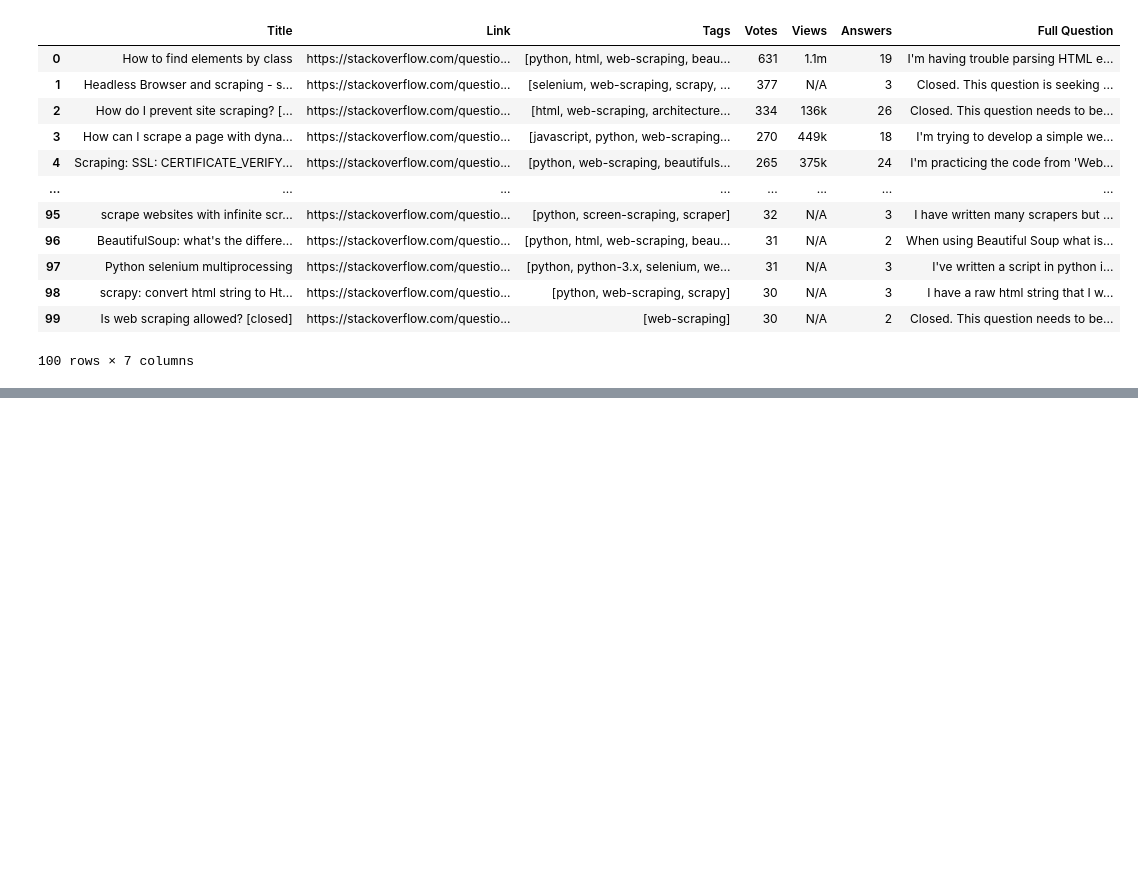
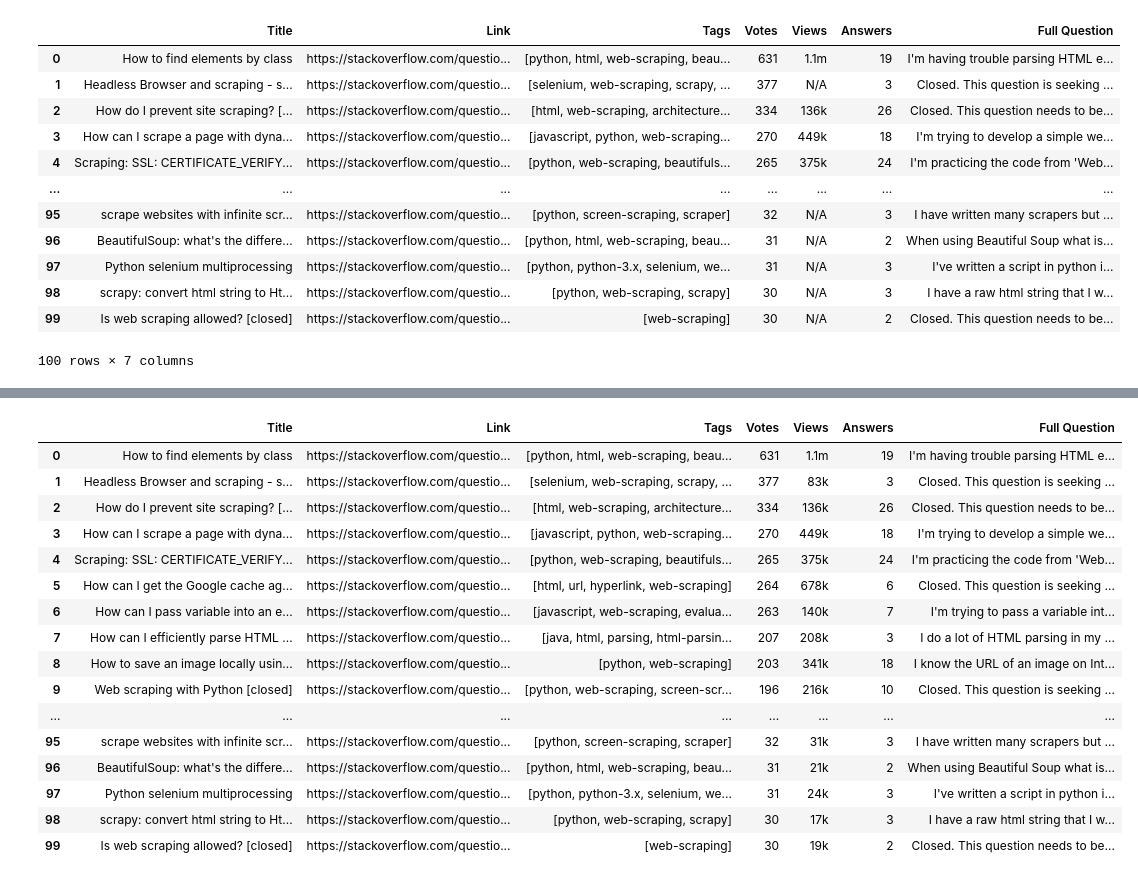
Before and after one commit to palinax/Scrapping-StackOverflow-questions, a Jupyter notebook: Scrapping stack overflow.ipynb, the cells around one changed output, grey strips where cells are left out. Saved outputs shown, nothing was run; the diff lists cells and outputs as text; code cells hidden in the pictures; blank space fills up the shorter version.

Commit message:
Added code to get stackoverflow questions in BS

```diff
--- a/Scrapping stack overflow.ipynb
+++ b/Scrapping stack overflow.ipynb
@@ -23,13 +23,13 @@ for _ in range(5):
 
         # Find the votes, views, and answer count
         q_votes_elem = question.select_one('.s-post-summary--stats-item__emphasized span')
-        q_votes = q_votes_elem.text if q_votes_elem is not None else 'N/A'
+        #q_votes = q_votes_elem.text if q_votes_elem is not None else 'N/A'
 
         q_views_elem = question.select_one('.s-post-summary--stats-item.is-supernova span')
-        q_views = q_views_elem.text if q_views_elem is not None else 'N/A'
+        #q_views = q_views_elem.text if q_views_elem is not None else 'N/A'
 
         q_answers_elem = question.select_one('.s-post-summary--stats-item.has-answers span')
-        q_answers = q_answers_elem.text if q_answers_elem is not None else 'N/A'
+        #q_answers = q_answers_elem.text if q_answers_elem is not None else 'N/A'
 
         # Fetch the full question by making a request to the question's page
         q_page = s.get(q_link)
@@ -97,0 +142,24 @@ df.head(30)
+# %%
+pd.set_option('display.max_rows', None)
+pd.set_option('display.width', None)
+pd.set_option('display.max_colwidth', None)
+questions = pd.DataFrame(questions_info)
+questions
+# %% [output]
+|  | Title | Link | Tags | Votes | Views | Answers | Full Question |
+| 0 | How to find elements by class | https://stackoverflow.com/questio... | [python, html, web-scraping, beau... | 631 | 1.1m | 19 | I'm having trouble parsing HTML e... |
+| 1 | Headless Browser and scraping - s... | https://stackoverflow.com/questio... | [selenium, web-scraping, scrapy, ... | 377 | 83k | 3 | Closed. This question is seeking ... |
+| 2 | How do I prevent site scraping? [... | https://stackoverflow.com/questio... | [html, web-scraping, architecture... | 334 | 136k | 26 | Closed. This question needs to be... |
+| 3 | How can I scrape a page with dyna... | https://stackoverflow.com/questio... | [javascript, python, web-scraping... | 270 | 449k | 18 | I'm trying to develop a simple we... |
+| 4 | Scraping: SSL: CERTIFICATE_VERIFY... | https://stackoverflow.com/questio... | [python, web-scraping, beautifuls... | 265 | 375k | 24 | I'm practicing the code from 'Web... |
+| 5 | How can I get the Google cache ag... | https://stackoverflow.com/questio... | [html, url, hyperlink, web-scraping] | 264 | 678k | 6 | Closed. This question is seeking ... |
+| 6 | How can I pass variable into an e... | https://stackoverflow.com/questio... | [javascript, web-scraping, evalua... | 263 | 140k | 7 | I'm trying to pass a variable int... |
+| 7 | How can I efficiently parse HTML ... | https://stackoverflow.com/questio... | [java, html, parsing, html-parsin... | 207 | 208k | 3 | I do a lot of HTML parsing in my ... |
+| 8 | How to save an image locally usin... | https://stackoverflow.com/questio... | [python, web-scraping] | 203 | 341k | 18 | I know the URL of an image on Int... |
+| 9 | Web scraping with Python [closed] | https://stackoverflow.com/questio... | [python, web-scraping, screen-scr... | 196 | 216k | 10 | Closed. This question is seeking ... |
+| ... | ... | ... | ... | ... | ... | ... | ... |
+| 95 | scrape websites with infinite scr... | https://stackoverflow.com/questio... | [python, screen-scraping, scraper] | 32 | 31k | 3 | I have written many scrapers but ... |
+| 96 | BeautifulSoup: what's the differe... | https://stackoverflow.com/questio... | [python, html, web-scraping, beau... | 31 | 21k | 2 | When using Beautiful Soup what is... |
+| 97 | Python selenium multiprocessing | https://stackoverflow.com/questio... | [python, python-3.x, selenium, we... | 31 | 24k | 3 | I've written a script in python i... |
+| 98 | scrapy: convert html string to Ht... | https://stackoverflow.com/questio... | [python, web-scraping, scrapy] | 30 | 17k | 3 | I have a raw html string that I w... |
+| 99 | Is web scraping allowed? [closed] | https://stackoverflow.com/questio... | [web-scraping] | 30 | 19k | 2 | Closed. This question needs to be... |
```
Also changed, not shown: parts of 2 cells of this notebook.
